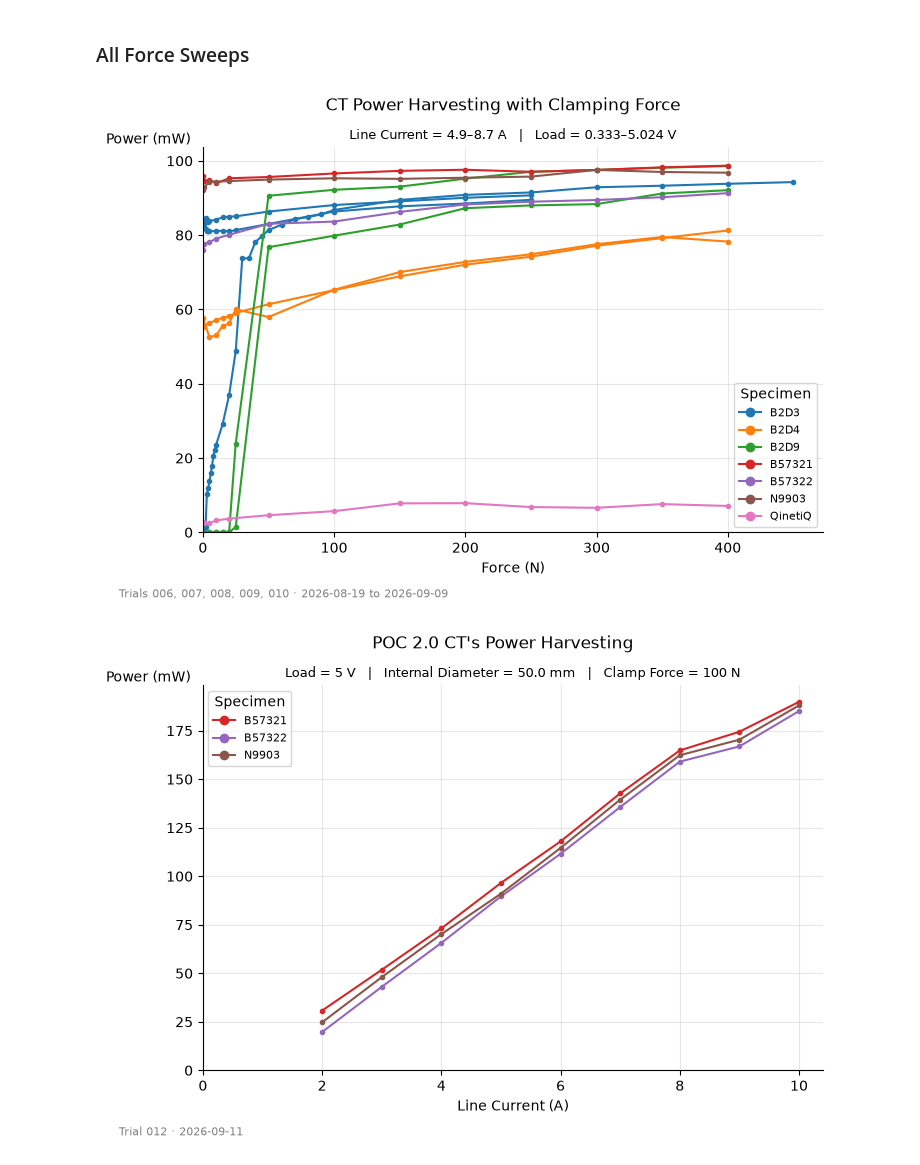
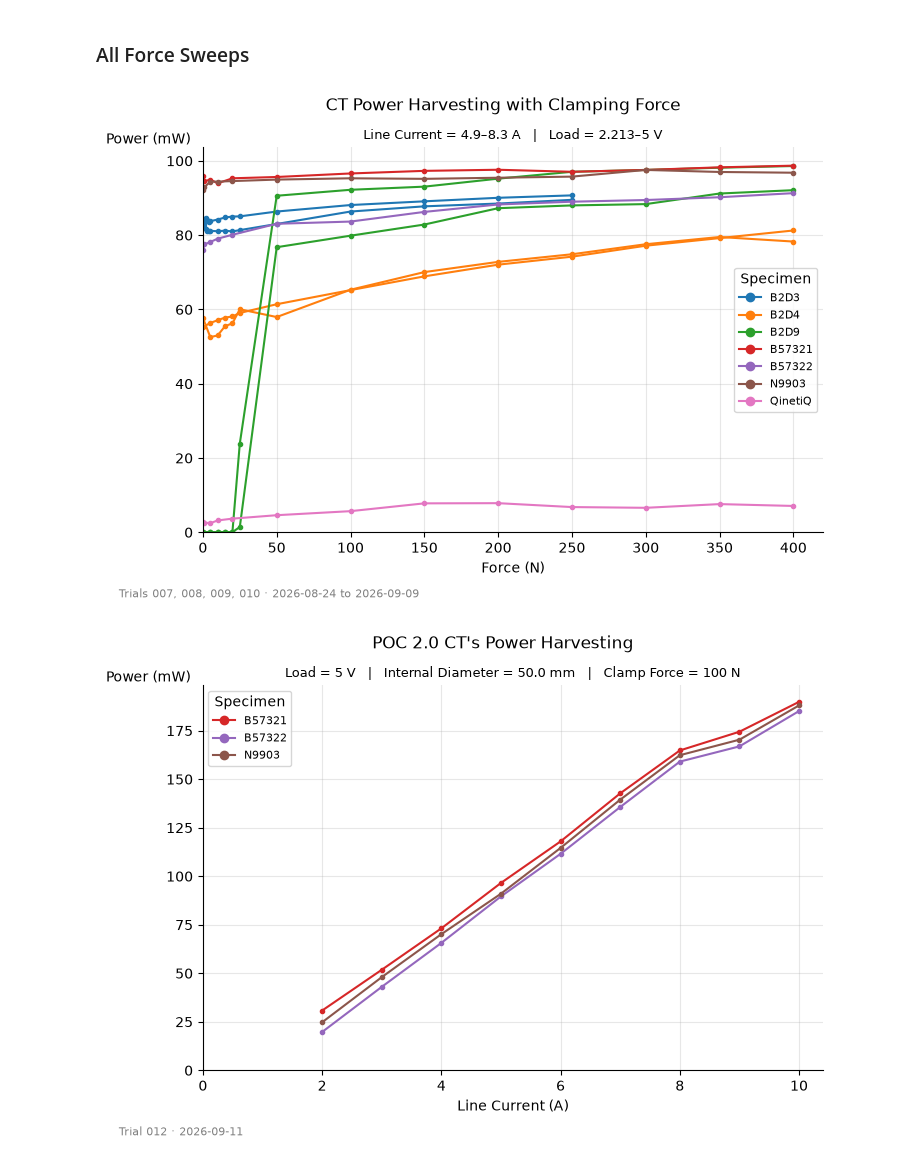
Before and after one commit to stephengilbert1/current-transformer-analysis, a Jupyter notebook: notebooks/exploratory/2026-09-21-scratch.ipynb, the cells around one changed output. Cells and saved outputs as stored; diff of their text form; code cells hidden in the pictures.

```diff
--- a/notebooks/exploratory/2026-09-21-scratch.ipynb
+++ b/notebooks/exploratory/2026-09-21-scratch.ipynb
@@ -17,13 +17,13 @@ The autoreload extension is already loaded. To reload it, use:
 ### All Force Sweeps
 # %%
 fig, ax = compare_sweeps(
-    ["006", "007", "008", "009", "010"],
+    ["007", "008", "009", "010"],
 )
 fig.suptitle("CT Power Harvesting with Clamping Force")
-fig.savefig("../../figures/compare_003_008_full.png", dpi=300, bbox_inches="tight")
+fig.savefig("../../figures/compare_006_010_full.png", dpi=300, bbox_inches="tight")
 plt.show()
 # %% [output]
-[figure, old version]
+[figure, new version]
 # %%
 fig, ax = compare_sweeps(
     ["012"],
```
Also changed, not shown: 10 other files.
